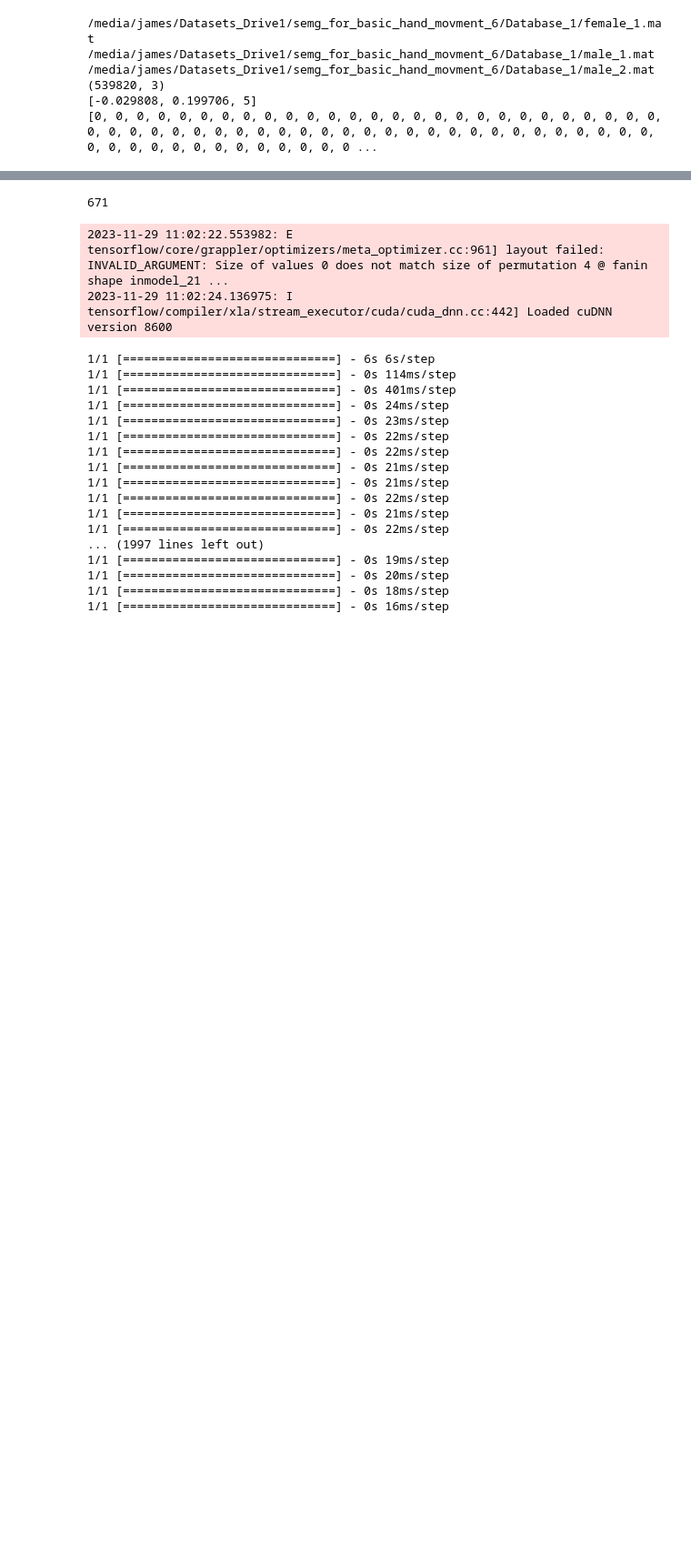
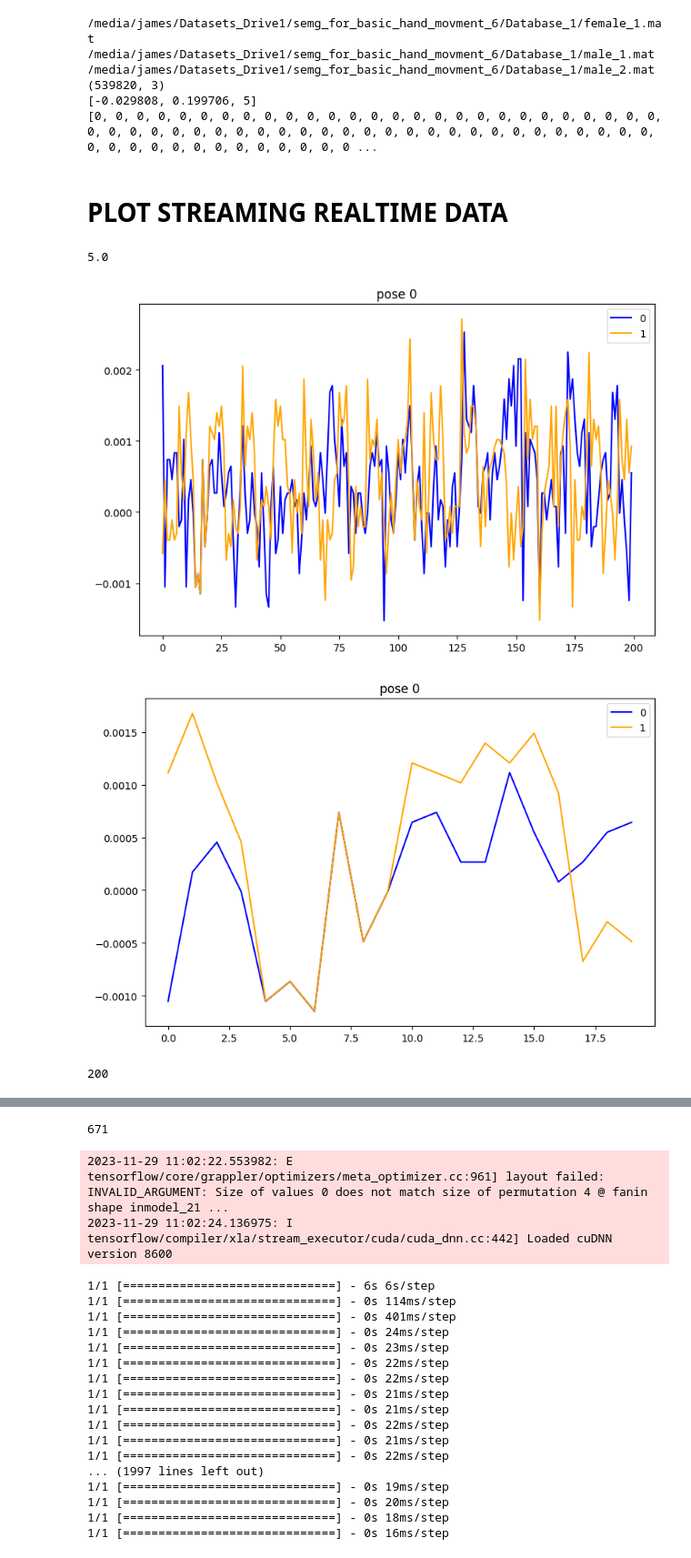
Before and after one commit to hung117/arm-cyberware-full, a Jupyter notebook: NN_dev/debut.ipynb, the cells around one changed output, grey strips where cells are left out. Shown at 91% size. Cells and saved outputs as stored; diff of their text form; code cells hidden in the pictures; blank space fills up the shorter version.

Commit message:
update_emg_services, signal viewer does not work

```diff
--- a/NN_dev/debut.ipynb
+++ b/NN_dev/debut.ipynb
@@ -341,3 +341,37 @@ X_test = reshape_for_conv2d(X_test,w,h)
 # %%
 # display_signals(b)
 # display_signals(a)
+# %% [markdown]
+# PLOT STREAMING REALTIME DATA
+# %%
+b[5][2][2]
+# %% [output]
+5.0
+# %%
+def display_signals_for_pose(b,i,fr=0,to=0):
+    w = 20
+    h = 20
+    if(fr==0 and to ==0):
+        to = len(b[i][1])
+    fig = plt.figure(figsize=(20, 20))
+    columns = 2
+    rows = 3
+    idx = 0
+    signal = b[i]
+    fig.add_subplot(rows, columns, idx+1)
+    plt.plot(signal[0][fr:to],color='blue',label=str(0))
+    plt.plot(signal[1][fr:to],color='orange',label=str(1))
+    plt.title('pose '+str(idx))
+    plt.legend(ncol=1)
+
+
+    plt.show()
+display_signals_for_pose(b,1)
+display_signals_for_pose(b,1,10,30)
+# %% [output]
+[figure, added]
+[figure, added]
+# %%
+len(b[1][2])
+# %% [output]
+200
```
Also changed, not shown: parts of 9 cells of this notebook, 49 other files.
